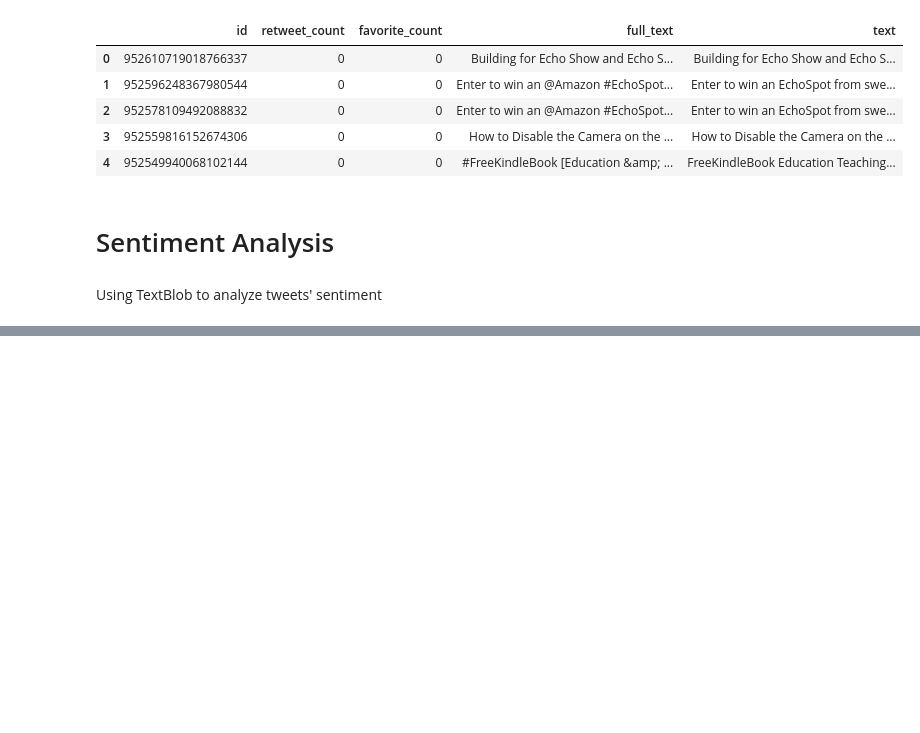
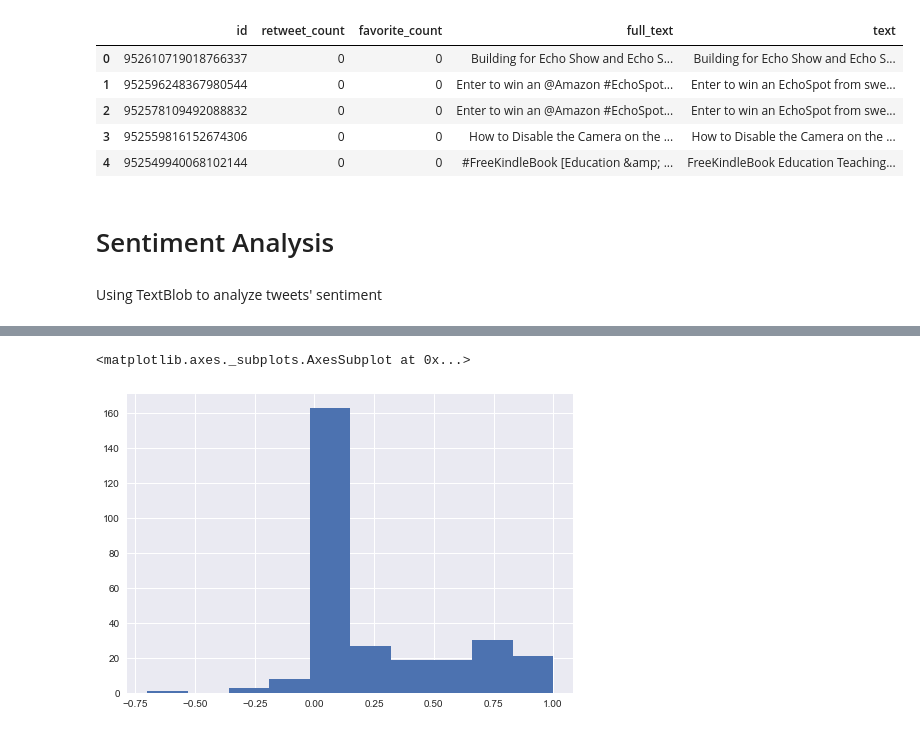
Before and after one commit to varsha-shewale/ActualSubmittedFiles, a Jupyter notebook: EDA_EchoSpot/echo_spot.ipynb, the cells around one changed output, grey strips where cells are left out. Cells and saved outputs as stored; diff of their text form; code cells hidden in the pictures; blank space fills up the shorter version.

```diff
--- a/EDA_EchoSpot/echo_spot.ipynb
+++ b/EDA_EchoSpot/echo_spot.ipynb
@@ -545,8 +239,0 @@ Example: for source '<a href="http://twitter.com/download/iphone" rel="nofollow"
-# %%
-regex = r'>(.+)<'
-
-for i, row in twitter_arc_master_clean.iterrows():
-    src = row.source
-    #print src
-    result = re.search(regex, src)
-    twitter_arc_master_clean.loc[i,'utility'] = result.group(1)
@@ -786,0 +244,13 @@ Based on plot 3, we see that dogs in 'puppo' stage have highest number of mean f
+# %%
+def replace_word_black(df):
+    for i, row in df.iterrows():
+        t = row['text'].lower()
+        if t.find('black') != -1: #-1 means not found
+            #print t
+            r = re.sub('[b|B]lack','RGB000', row['text']).strip()
+            #print r
+            df.loc[i,'text'] = r
+
+    return df
+
+df_clean_tweets_nonBL  = replace_word_black(df_clean_tweets)
@@ -786,0 +268,3 @@ Based on plot 3, we see that dogs in 'puppo' stage have highest number of mean f
+# %%
+df_sentiments_improved = analyze_sentiment(df_clean_tweets_nonBL)
+df_sentiments_improved
@@ -786,0 +314,2 @@ Based on plot 3, we see that dogs in 'puppo' stage have highest number of mean f
+# %%
+df_sentiments_improved.loc[(df_sentiments_improved.polarity == -0.8),'polarity'] = 0
@@ -786,0 +332,5 @@ Based on plot 3, we see that dogs in 'puppo' stage have highest number of mean f
+# %%
+df_sentiments_improved['polarity'].hist()
+# %% [output]
+<matplotlib.axes._subplots.AxesSubplot at 0x...>
+[figure, added]
```
Also changed, not shown: parts of 94 cells of this notebook, 1 other file.
